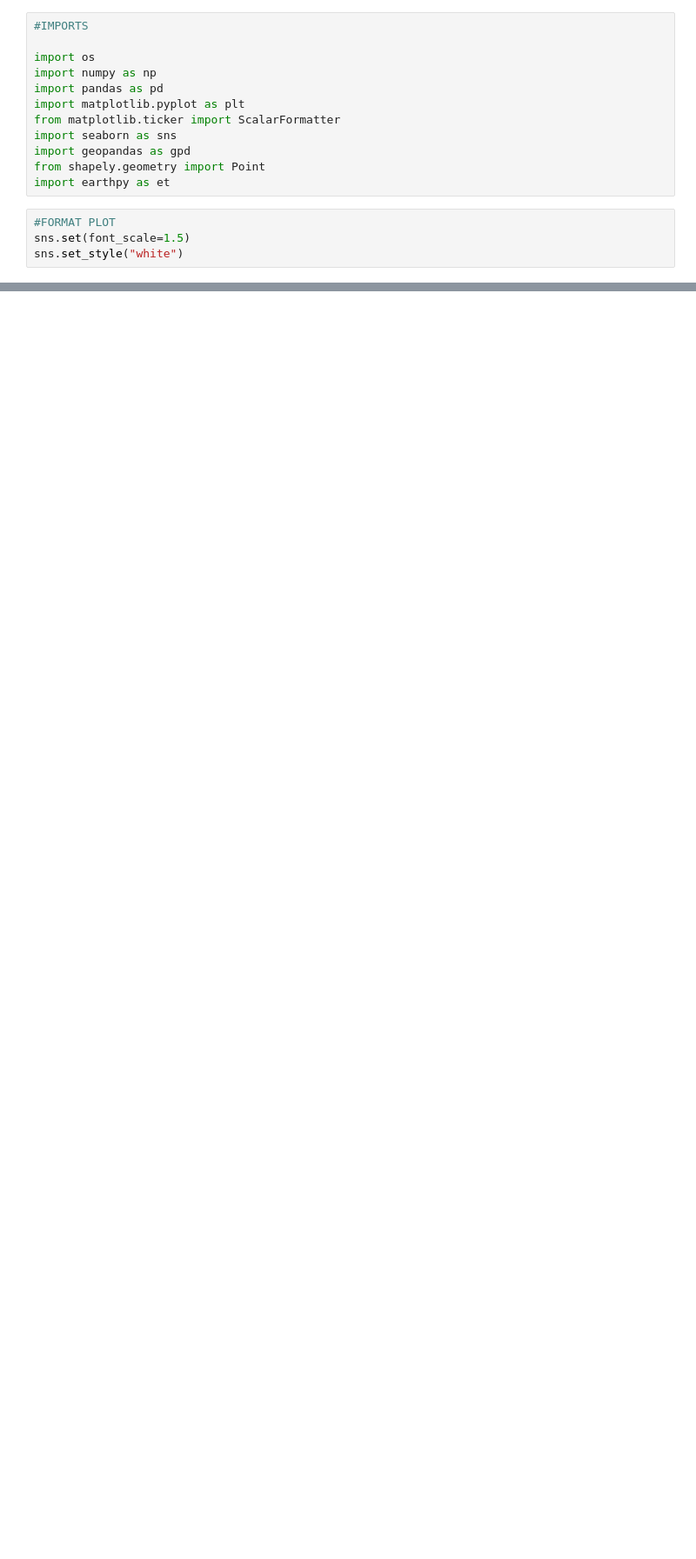
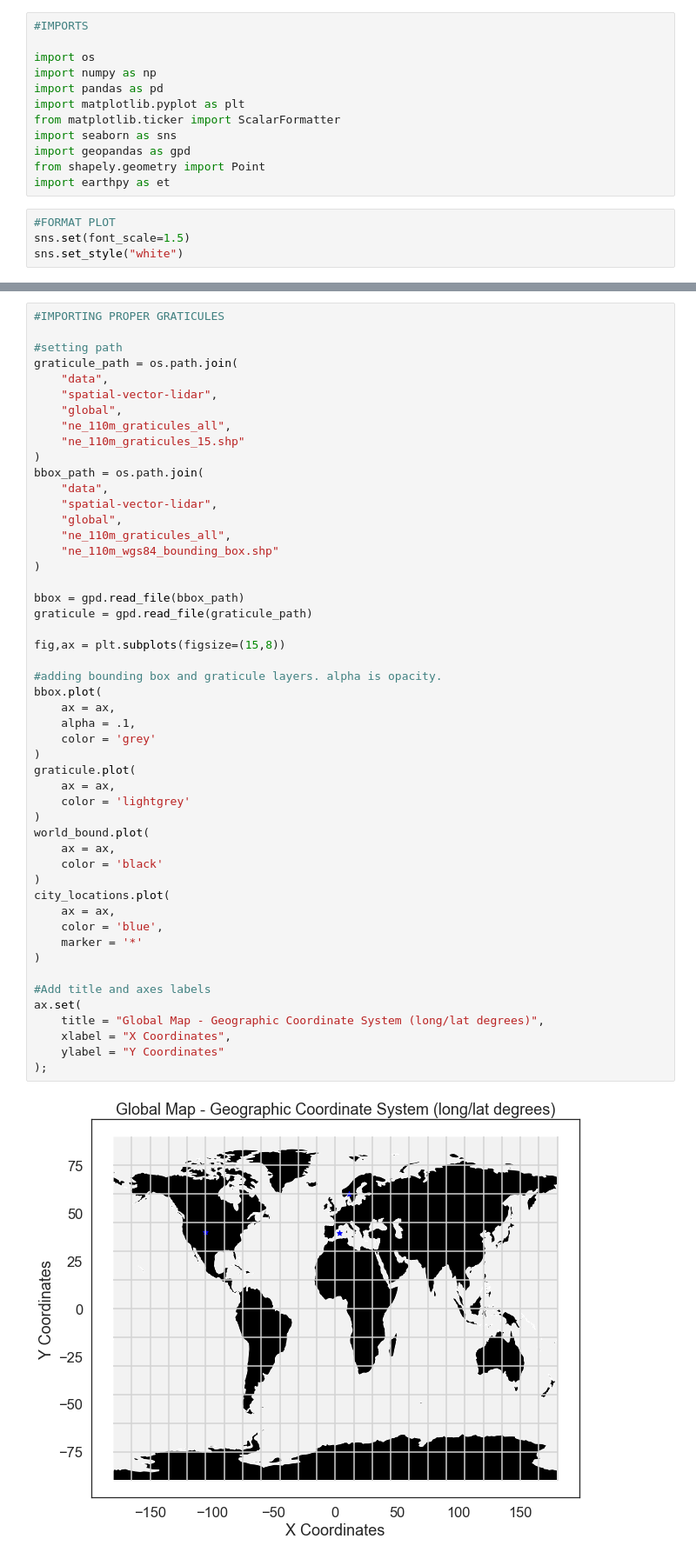
Before and after one commit to kamalnarra/learning-remote-sensing, a Jupyter notebook: intro-to-spatial-vector-data/coordinate-reference-systems.ipynb, the cells around one changed output, grey strips where cells are left out. Shown at 87% size. Drawn from its saved outputs; the diff is of its cells as text; blank space fills up the shorter version.

```diff
--- a/intro-to-spatial-vector-data/coordinate-reference-systems.ipynb
+++ b/intro-to-spatial-vector-data/coordinate-reference-systems.ipynb
@@ -32,0 +126,52 @@ DriverError: global\ne_110m_land\ne_110m_land.shp: No such file or directory
+# %%
+#IMPORTING PROPER GRATICULES
+
+#setting path
+graticule_path = os.path.join(
+    "data",
+    "spatial-vector-lidar",
+    "global",
+    "ne_110m_graticules_all",
+    "ne_110m_graticules_15.shp"
+)
+bbox_path = os.path.join(
+    "data",
+    "spatial-vector-lidar",
+    "global",
+    "ne_110m_graticules_all",
+    "ne_110m_wgs84_bounding_box.shp"
+)
+
+bbox = gpd.read_file(bbox_path)
+graticule = gpd.read_file(graticule_path)
+
+fig,ax = plt.subplots(figsize=(15,8))
+
+#adding bounding box and graticule layers. alpha is opacity.
+bbox.plot(
+    ax = ax,
+    alpha = .1,
+    color = 'grey'
+)
+graticule.plot(
+    ax = ax,
+    color = 'lightgrey'
+)
+world_bound.plot(
+    ax = ax,
+    color = 'black'
+)
+city_locations.plot(
+    ax = ax,
+    color = 'blue',
+    marker = '*'
+)
+
+#Add title and axes labels
+ax.set(
+    title = "Global Map - Geographic Coordinate System (long/lat degrees)",
+    xlabel = "X Coordinates",
+    ylabel = "Y Coordinates"
+);
+# %% [output]
+[figure, added]
```
Also changed, not shown: parts of 7 cells of this notebook, 1 other file.
